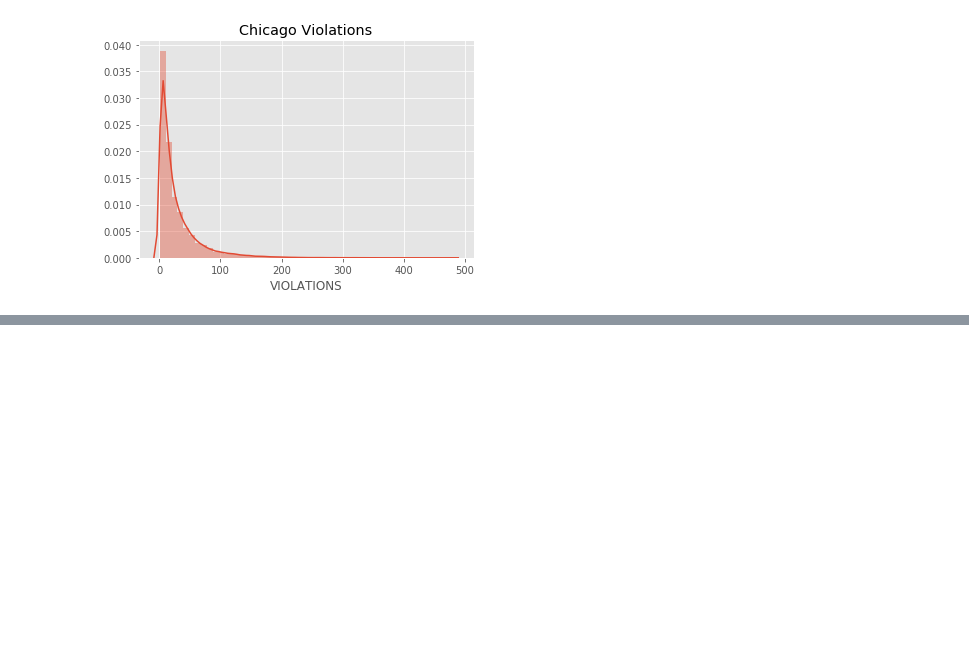
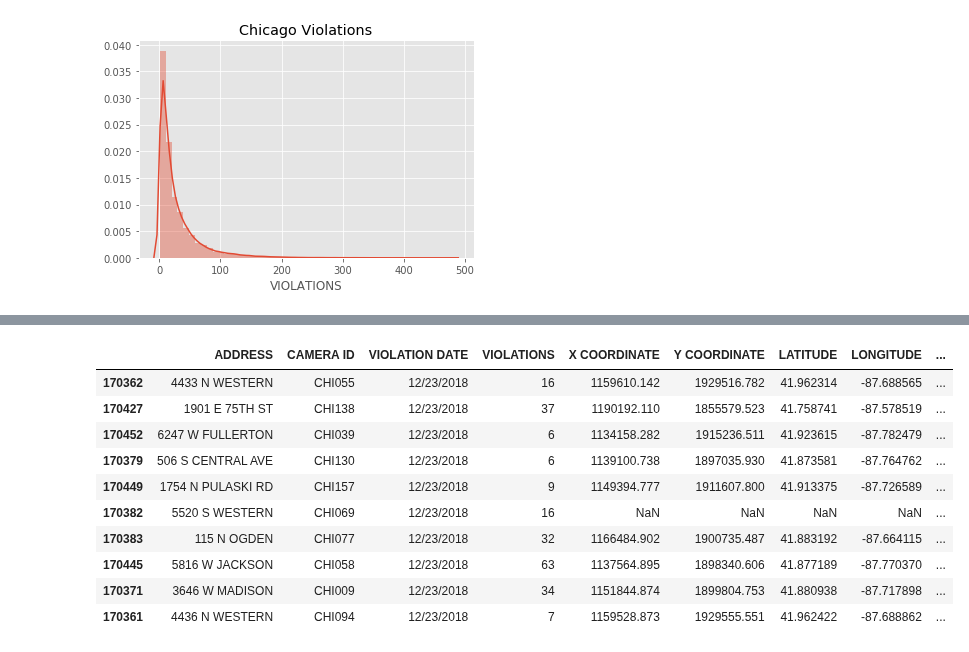
Before and after one commit to tahentx/pv_workbook, a Jupyter notebook: eda/chicago_violations.ipynb, the cells around one changed output, grey strips where cells are left out. Saved outputs shown, nothing was run; the diff lists cells and outputs as text; code cells hidden in the pictures; blank space fills up the shorter version.

```diff
--- a/eda/chicago_violations.ipynb
+++ b/eda/chicago_violations.ipynb
@@ -71,0 +136,14 @@ KeyError: 'day_of_week'
+# %%
+df.tail(10)
+# %% [output]
+|  | ADDRESS | CAMERA ID | VIOLATION DATE | VIOLATIONS | X COORDINATE | Y COORDINATE | LATITUDE | LONGITUDE | ... |
+| 170362 | 4433 N WESTERN | CHI055 | 12/23/2018 | 16 | 1159610.142 | 1929516.782 | 41.962314 | -87.688565 | ... |
+| 170427 | 1901 E 75TH ST | CHI138 | 12/23/2018 | 37 | 1190192.110 | 1855579.523 | 41.758741 | -87.578519 | ... |
+| 170452 | 6247 W FULLERTON | CHI039 | 12/23/2018 | 6 | 1134158.282 | 1915236.511 | 41.923615 | -87.782479 | ... |
+| 170379 | 506 S CENTRAL AVE | CHI130 | 12/23/2018 | 6 | 1139100.738 | 1897035.930 | 41.873581 | -87.764762 | ... |
+| 170449 | 1754 N PULASKI RD | CHI157 | 12/23/2018 | 9 | 1149394.777 | 1911607.800 | 41.913375 | -87.726589 | ... |
+| 170382 | 5520 S WESTERN | CHI069 | 12/23/2018 | 16 | NaN | NaN | NaN | NaN | ... |
+| 170383 | 115 N OGDEN | CHI077 | 12/23/2018 | 32 | 1166484.902 | 1900735.487 | 41.883192 | -87.664115 | ... |
+| 170445 | 5816 W JACKSON | CHI058 | 12/23/2018 | 63 | 1137564.895 | 1898340.606 | 41.877189 | -87.770370 | ... |
+| 170371 | 3646 W MADISON | CHI009 | 12/23/2018 | 34 | 1151844.874 | 1899804.753 | 41.880938 | -87.717898 | ... |
+| 170361 | 4436 N WESTERN | CHI094 | 12/23/2018 | 7 | 1159528.873 | 1929555.551 | 41.962422 | -87.688862 | ... |
```
Also changed, not shown: parts of 9 cells of this notebook.
